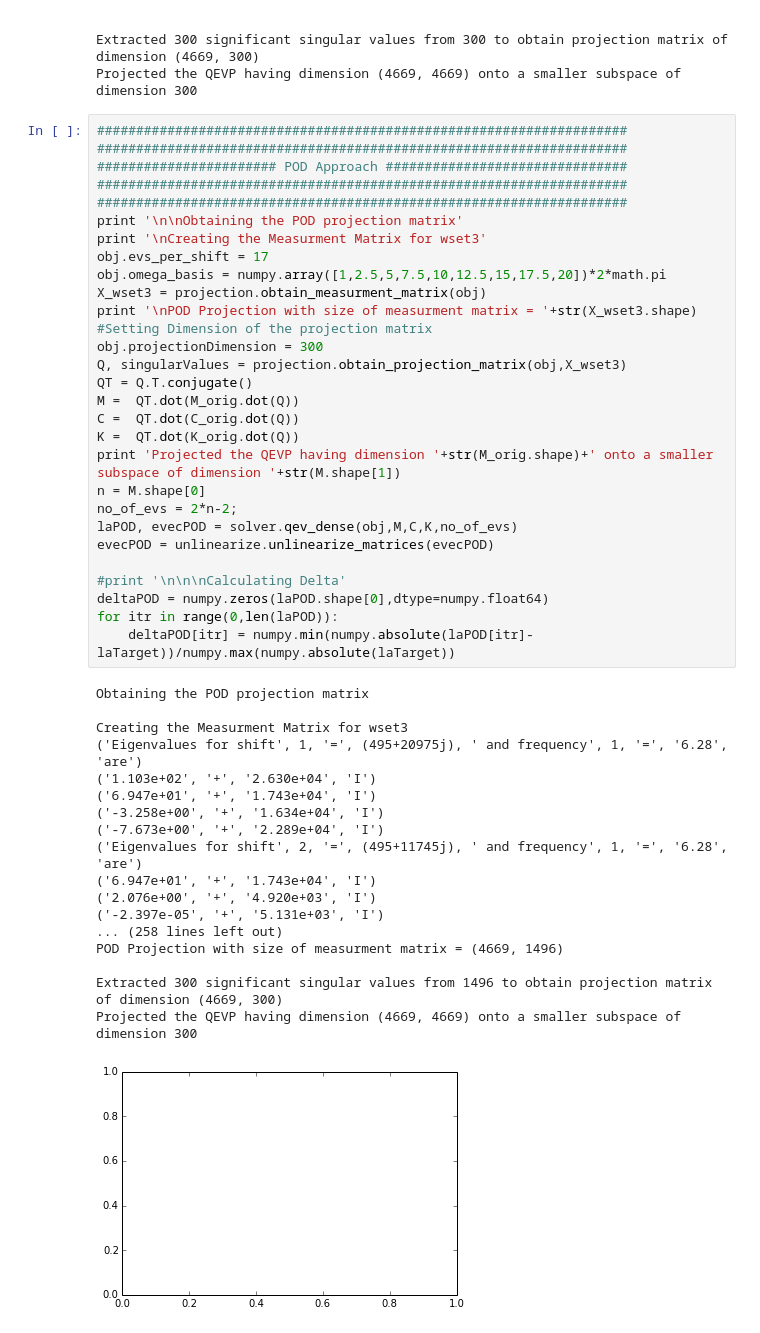
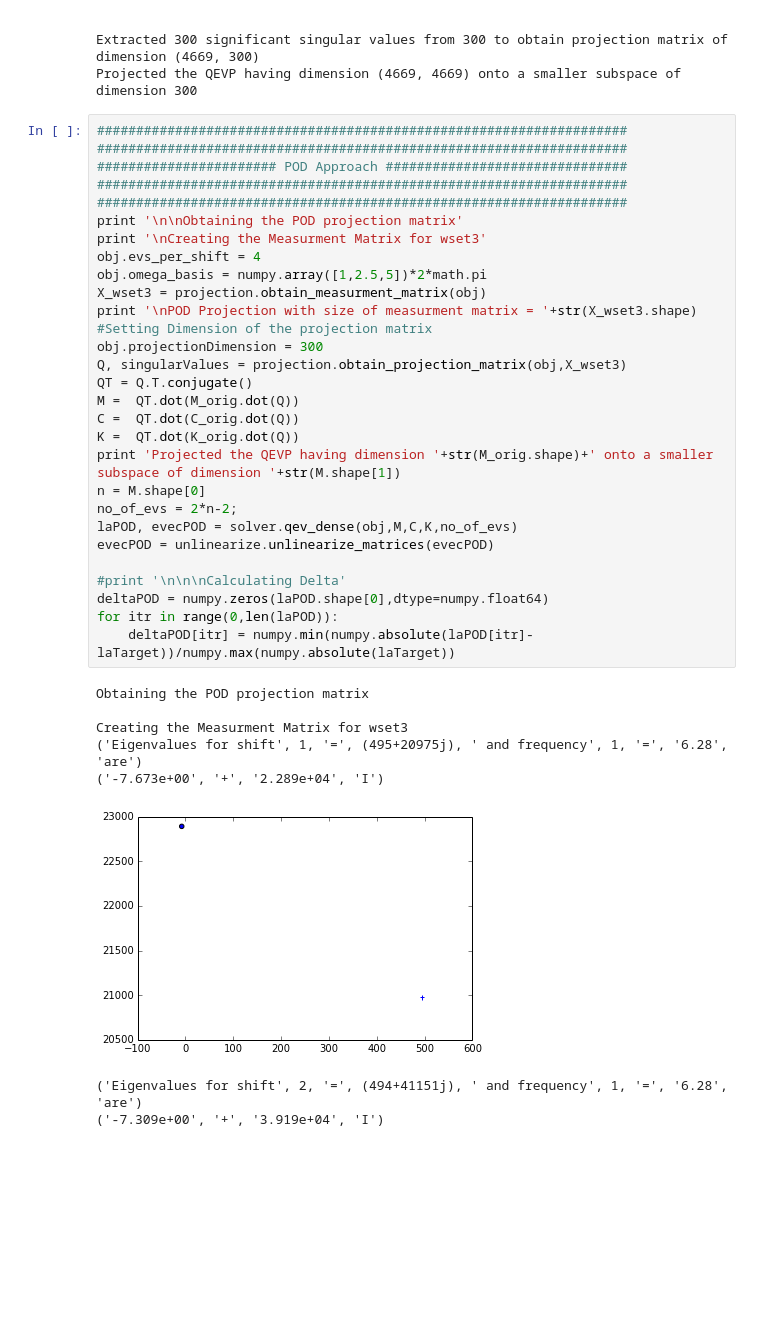
Before and after one commit to nae9on/BrakeSqueal0.1, a Jupyter notebook: model_reduction.ipynb, the cells around one changed output. Saved outputs shown, nothing was run; the diff lists cells and outputs as text; blank space fills up the shorter version.

Commit message:
changes in matrix input function, plots to display eigenvalues

```diff
--- a/model_reduction.ipynb
+++ b/model_reduction.ipynb
@@ -160,45 +159,35 @@ Projected the QEVP having dimension (4669, 4669) onto a smaller subspace of dime
 ####################### POD Approach ###############################
 ####################################################################
 ####################################################################
 print '\n\nObtaining the POD projection matrix'
 print '\nCreating the Measurment Matrix for wset3'
-obj.evs_per_shift = 17
-obj.omega_basis = numpy.array([1,2.5,5,7.5,10,12.5,15,17.5,20])*2*math.pi
+obj.evs_per_shift = 4
+obj.omega_basis = numpy.array([1,2.5,5])*2*math.pi
 X_wset3 = projection.obtain_measurment_matrix(obj)
 print '\nPOD Projection with size of measurment matrix = '+str(X_wset3.shape)
 #Setting Dimension of the projection matrix
 obj.projectionDimension = 300
 Q, singularValues = projection.obtain_projection_matrix(obj,X_wset3)
 QT = Q.T.conjugate()
 M =  QT.dot(M_orig.dot(Q))
 C =  QT.dot(C_orig.dot(Q))
 K =  QT.dot(K_orig.dot(Q))
 print 'Projected the QEVP having dimension '+str(M_orig.shape)+' onto a smaller subspace of dimension '+str(M.shape[1])
 n = M.shape[0]
 no_of_evs = 2*n-2;
 laPOD, evecPOD = solver.qev_dense(obj,M,C,K,no_of_evs)
 evecPOD = unlinearize.unlinearize_matrices(evecPOD)
 
 #print '\n\n\nCalculating Delta'
 deltaPOD = numpy.zeros(laPOD.shape[0],dtype=numpy.float64)
 for itr in range(0,len(laPOD)):
 	deltaPOD[itr] = numpy.min(numpy.absolute(laPOD[itr]-laTarget))/numpy.max(numpy.absolute(laTarget))
 # %% [output]
 Obtaining the POD projection matrix
 
 Creating the Measurment Matrix for wset3
 ('Eigenvalues for shift', 1, '=', (495+20975j), ' and frequency', 1, '=', '6.28', 'are')
-('1.103e+02', '+', '2.630e+04', 'I')
-('6.947e+01', '+', '1.743e+04', 'I')
-('-3.258e+00', '+', '1.634e+04', 'I')
 ('-7.673e+00', '+', '2.289e+04', 'I')
-('Eigenvalues for shift', 2, '=', (495+11745j), ' and frequency', 1, '=', '6.28', 'are')
-('6.947e+01', '+', '1.743e+04', 'I')
-('2.076e+00', '+', '4.920e+03', 'I')
-('-2.397e-05', '+', '5.131e+03', 'I')
-... (258 lines left out)
-POD Projection with size of measurment matrix = (4669, 1496)
-
-Extracted 300 significant singular values from 1496 to obtain projection matrix of dimension (4669, 300)
-Projected the QEVP having dimension (4669, 4669) onto a smaller subspace of dimension 300
-[figure, old version]
+[figure, new version]
+('Eigenvalues for shift', 2, '=', (494+41151j), ' and frequency', 1, '=', '6.28', 'are')
+('-7.309e+00', '+', '3.919e+04', 'I')
```
Also changed, not shown: parts of 6 cells of this notebook, 11 other files.
